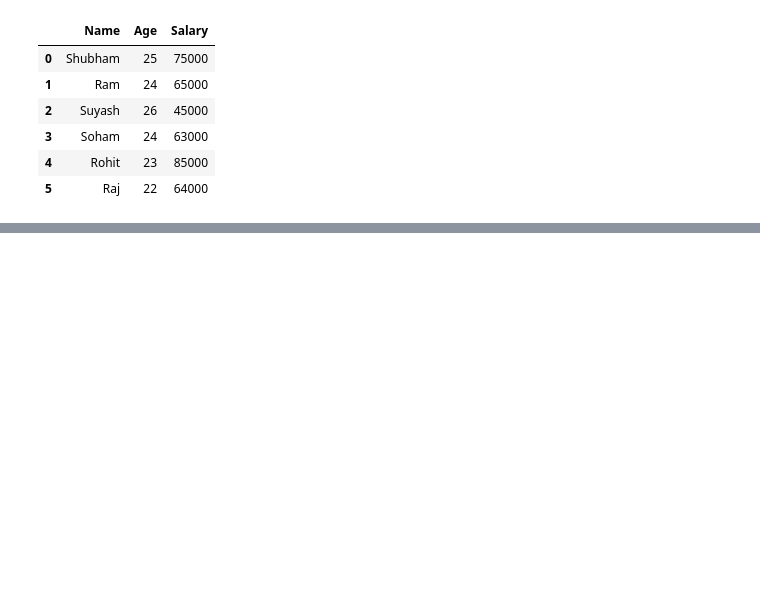
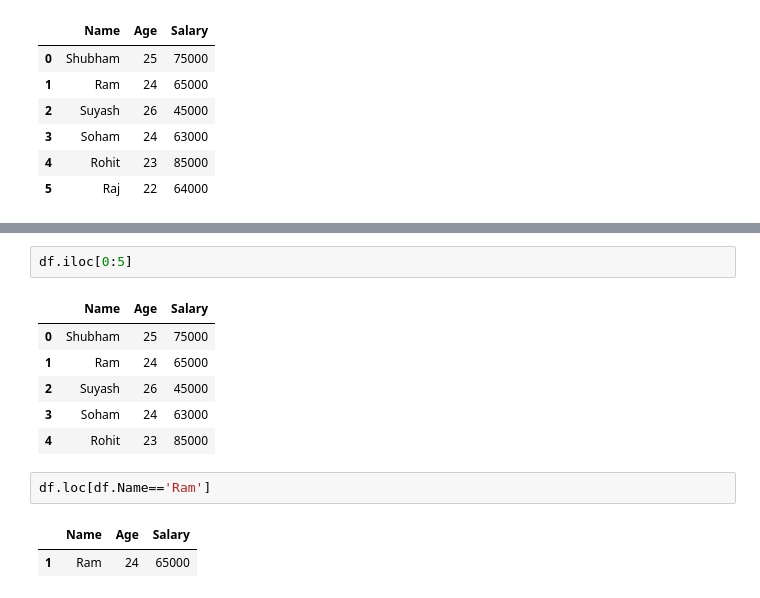
Before and after one commit to shubhammadane/pandas-by-shubhammadane, a Jupyter notebook: Revision_of_Pandas.ipynb, the cells around one changed output, grey strips where cells are left out. Saved outputs shown, nothing was run; the diff lists cells and outputs as text; blank space fills up the shorter version.

```diff
--- a/Revision_of_Pandas.ipynb
+++ b/Revision_of_Pandas.ipynb
@@ -245,0 +336,14 @@ load
+# %%
+df.iloc[0:5]
+# %% [output]
+|  | Name | Age | Salary |
+| 0 | Shubham | 25 | 75000 |
+| 1 | Ram | 24 | 65000 |
+| 2 | Suyash | 26 | 45000 |
+| 3 | Soham | 24 | 63000 |
+| 4 | Rohit | 23 | 85000 |
+# %%
+df.loc[df.Name=='Ram']
+# %% [output]
+|  | Name | Age | Salary |
+| 1 | Ram | 24 | 65000 |
```
Also changed, not shown: parts of 23 cells of this notebook.
